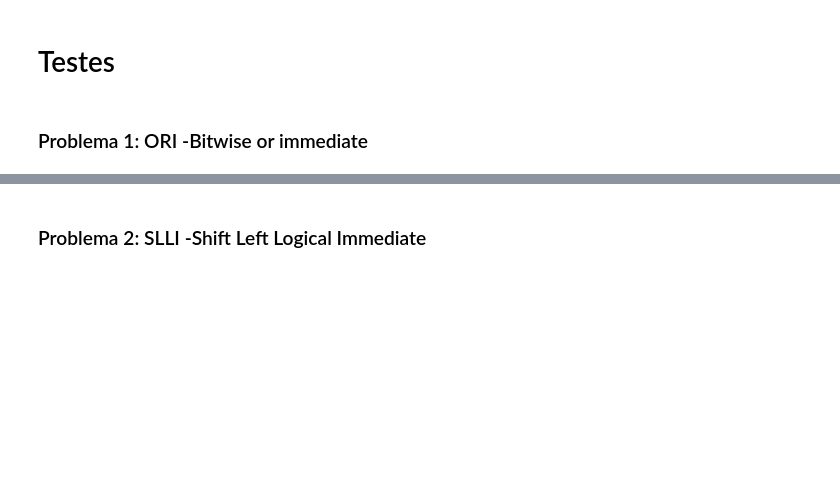
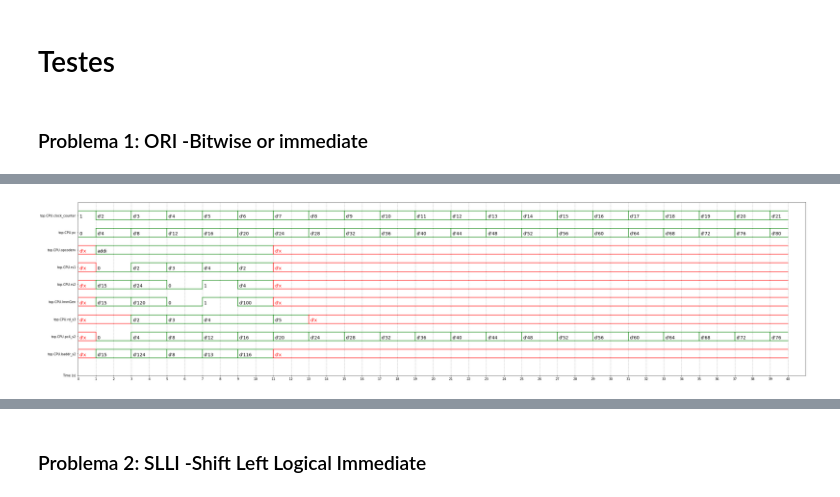
Before and after one commit to Saliba-san/OC1_TP1, a Jupyter notebook: jnotebook TP2.ipynb, the cells around one changed output, grey strips where cells are left out. Drawn from its saved outputs; the diff is of its cells as text; code cells hidden in the pictures; blank space fills up the shorter version.

```diff
--- a/jnotebook TP2.ipynb
+++ b/jnotebook TP2.ipynb
@@ -1498,0 +1525,11 @@ base = 'dec2' # bin, dec, dec2, hex, octal
+# %%
+%%waveform test.vcd
+
+op_dict = [{'10':'add','110':'sub'}, {'110011':'ALU','10011':'addi','11':'Lw', '1100011':'Beq'},{'10':'sp','111':'t2','1001':'s1', '1000':'s0','110':'t1','100':'tp','1':'ra','11':'gp', '101':'t0'} ]
+
+sign_list = ['top.CPU.clock_counter', 'top.CPU.pc', 'top.CPU.opcoderv,r[1]' , 'top.CPU.rs1', 'top.CPU.rs2','top.CPU.ImmGen', 'top.CPU.rd_s3', 'top.CPU.pc4_s2', 'top.CPU.baddr_s2']
+time_begin = 0
+time_end = 40
+base = 'dec' # bin, dec, dec2, hex, octal
+# %% [output]
+[figure, added]
```
Also changed, not shown: parts of 22 cells of this notebook.
